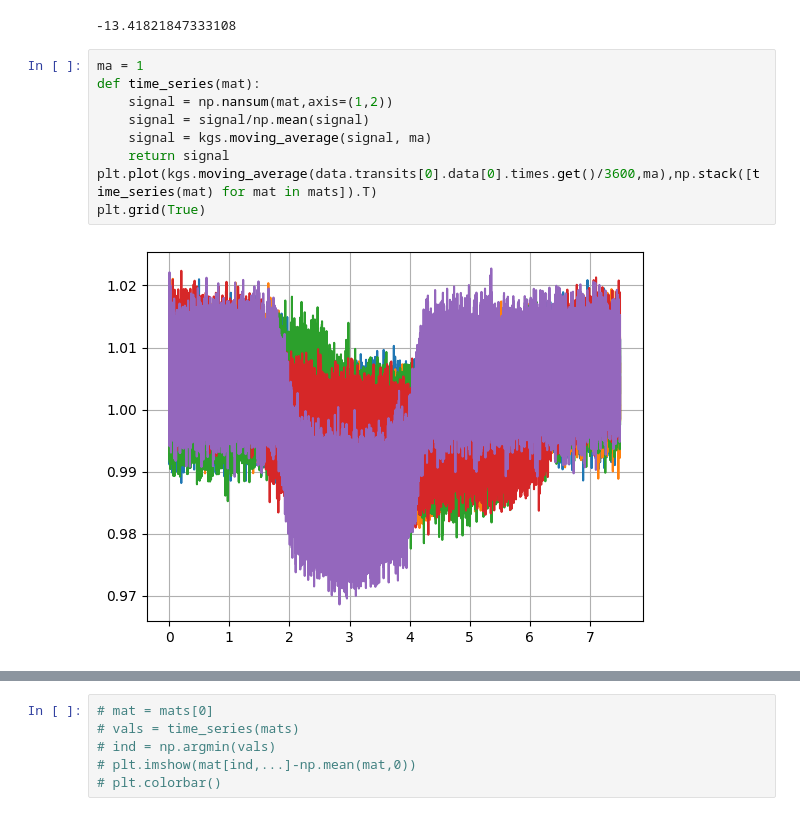
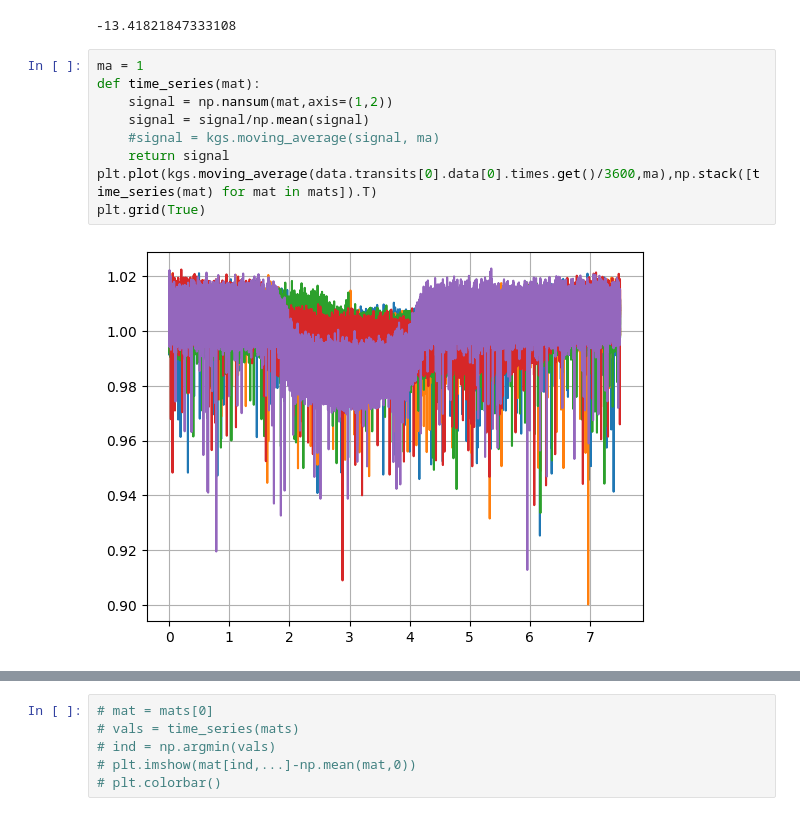
Before and after one commit to jcottaar/ariel2, a Jupyter notebook: analysis/explore_FGS.ipynb, the cells around one changed output, grey strips where cells are left out. Saved outputs shown, nothing was run; the diff lists cells and outputs as text.

```diff
--- a/analysis/explore_FGS.ipynb
+++ b/analysis/explore_FGS.ipynb
@@ -36,14 +65,14 @@ mats[0][0,0,0]
 # %%
 ma = 1
 def time_series(mat):
     signal = np.nansum(mat,axis=(1,2))
     signal = signal/np.mean(signal)
-    signal = kgs.moving_average(signal, ma)
+    #signal = kgs.moving_average(signal, ma)
     return signal
 plt.plot(kgs.moving_average(data.transits[0].data[0].times.get()/3600,ma),np.stack([time_series(mat) for mat in mats]).T)
 plt.grid(True)
 # %% [output]
-[figure, old version]
+[figure, new version]
 # %%
 ma = 100
 def time_series(mat):
```
Also changed, not shown: parts of 15 cells of this notebook, 4 other files.
